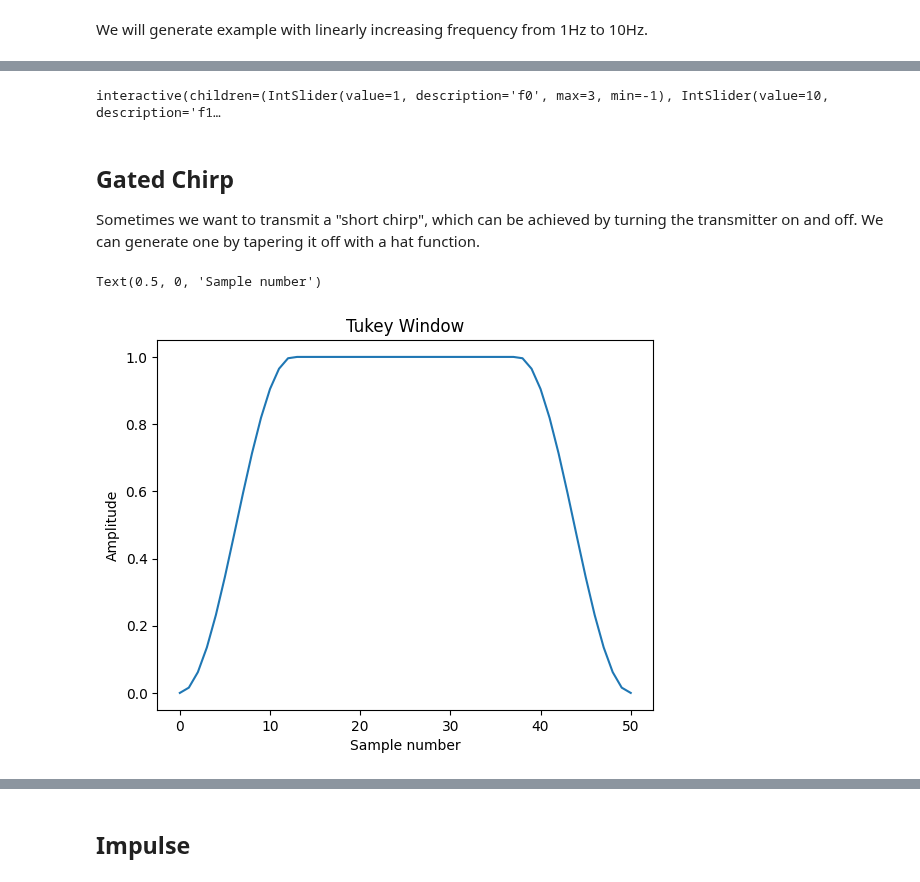
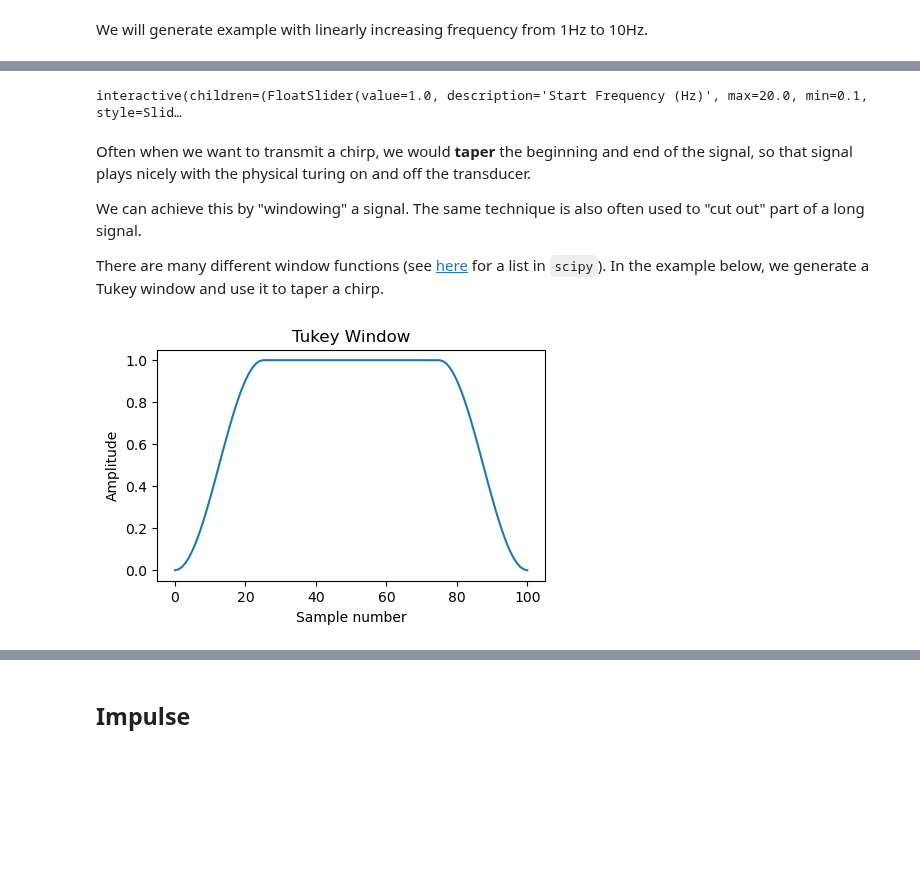
Before and after one commit to leewujung/fundamentals, a Jupyter notebook: boat_tutorials/primers/signal_processing_01_signals.ipynb, the cells around one changed output, grey strips where cells are left out. Cells and saved outputs as stored; diff of their text form; code cells hidden in the pictures; blank space fills up the shorter version.

```diff
--- a/boat_tutorials/primers/signal_processing_01_signals.ipynb
+++ b/boat_tutorials/primers/signal_processing_01_signals.ipynb
@@ -94,19 +91,52 @@ def plot_chirp(f0, f1):
-# %%
-out = interact(plot_chirp, f0=1, t1=1, f1=10)
-# %% [output]
-interactive(children=(IntSlider(value=1, description='f0', max=3, min=-1), IntSlider(value=10, description='f1…
-# %% [markdown]
-## Gated Chirp
-
-Sometimes we want to transmit a "short chirp", which can be achieved by turning the transmitter on and off. We can generate one by tapering it off with a hat function.
+# %%
+# Define the plot function
+def plot_chirp(f0, f1, end_time):
+    chirp = signal.chirp(time, f0=f0, t1=end_time, f1=f1)  # zero phase, upchirp
+    plt.figure(figsize=(5,3))
+    plt.title("Upchirp")
+    plt.plot(time, chirp)
+    plt.xlabel("Time")
+    plt.xlim(0, end_time)
+    plt.ylim(-1.1, 1.1)
+    plt.show()
+
+# Style for sliders
+slider_style = {'description_width': 'initial'}
+
+# Define the widgets
+f0_slider = widgets.FloatSlider(
+    value=1, min=0.1, max=20, step=0.1,
+    description="Start Frequency (Hz)", style=slider_style
+)
+f1_slider = widgets.FloatSlider(
+    value=10, min=0.1, max=50, step=0.1,
+    description="End Frequency (Hz)", style=slider_style
+)
+end_time_slider = widgets.FloatSlider(
+    value=1.0, min=0.1, max=5.0, step=0.1,
+    description="End Time (s)", style=slider_style
+)
+
+# Use interact
+out = interact(plot_chirp, f0=f0_slider, f1=f1_slider, end_time=end_time_slider)
+# %% [output]
+interactive(children=(FloatSlider(value=1.0, description='Start Frequency (Hz)', max=20.0, min=0.1, style=Slid…
+# %% [markdown]
+Often when we want to transmit a chirp, we would **taper** the beginning and end of the signal, so that signal plays nicely with the physical turing on and off the transducer.
+
+We can achieve this by "windowing" a signal. The same technique is also often used to "cut out" part of a long signal.
+
+There are many different window functions (see [here](https://docs.scipy.org/doc/scipy/reference/signal.windows.html) for a list in `scipy`). In the example below, we generate a Tukey window and use it to taper a chirp.
 # %%
-window = signal.windows.tukey(51)
+# Generate a tukey window
+window = signal.windows.tukey(101)
 
+plt.figure(figsize=(5,3))
 plt.plot(window)
 plt.title("Tukey Window")
 plt.ylabel("Amplitude")
 plt.xlabel("Sample number")
+plt.show()
 # %% [output]
-Text(0.5, 0, 'Sample number')
-[figure, old version]
+[figure, new version]
 # %%
```
Also changed, not shown: parts of 23 cells of this notebook, 3 other files.
